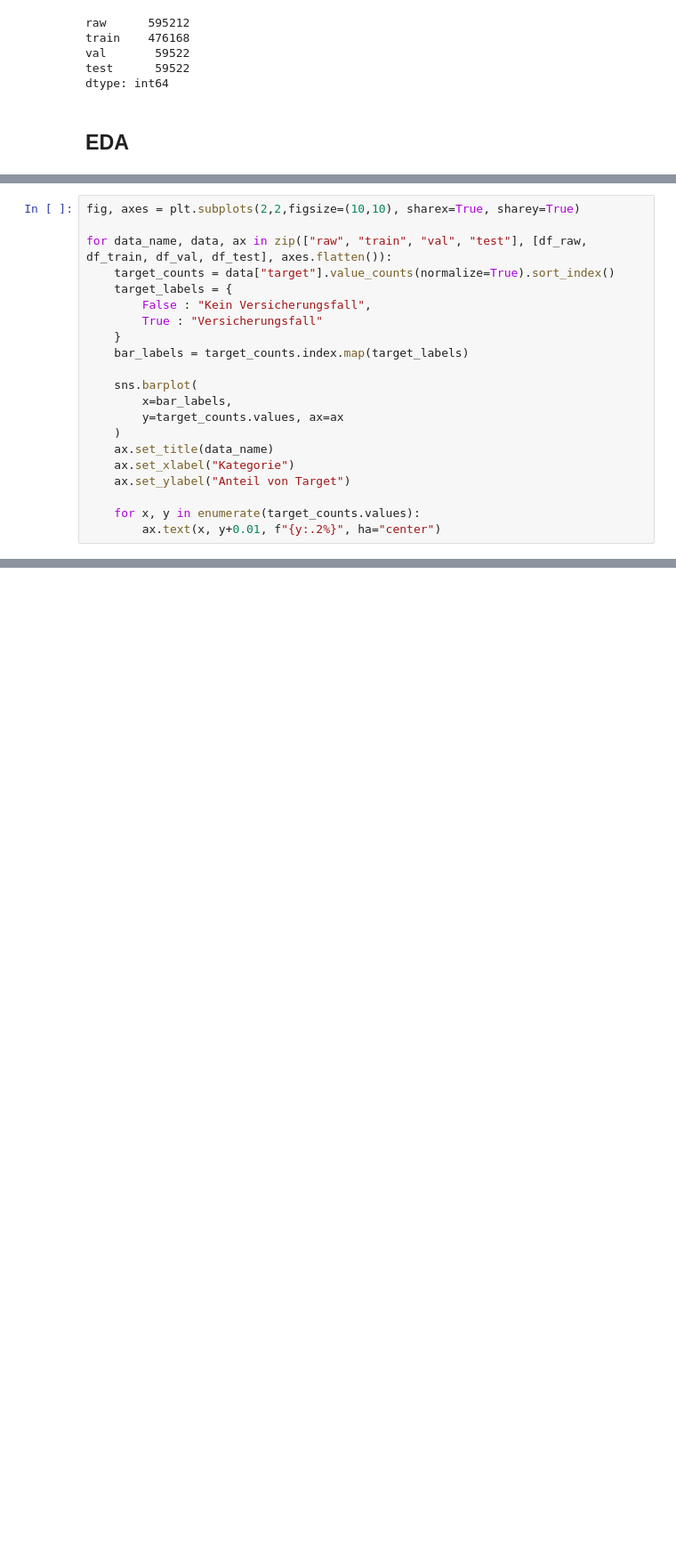
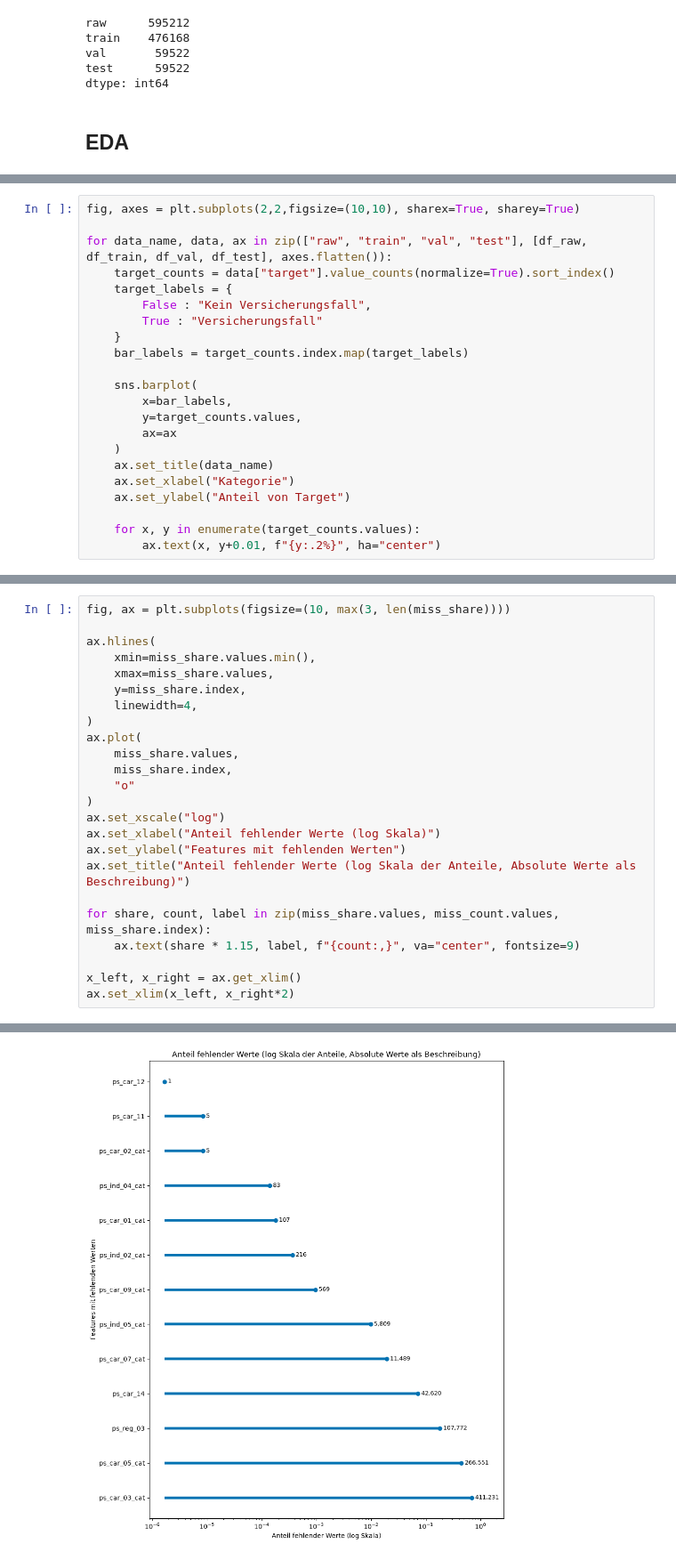
Before and after one commit to Delamijo/Advanced_Data_Analytics_University_Project, a Jupyter notebook: members/L_L/notebooks_LL/04_deep_EDA.ipynb, the cells around one changed output, grey strips where cells are left out. Shown at 89% size. Drawn from its saved outputs; the diff is of its cells as text; blank space fills up the shorter version.

```diff
--- a/members/L_L/notebooks_LL/04_deep_EDA.ipynb
+++ b/members/L_L/notebooks_LL/04_deep_EDA.ipynb
@@ -123,7 +129,8 @@ for data_name, data, ax in zip(["raw", "train", "val", "test"], [df_raw, df_trai
 
     sns.barplot(
         x=bar_labels,
-        y=target_counts.values, ax=ax
+        y=target_counts.values,
+        ax=ax
     )
     ax.set_title(data_name)
     ax.set_xlabel("Kategorie")
@@ -170,0 +224,25 @@ plt.tight_layout()
+# %%
+fig, ax = plt.subplots(figsize=(10, max(3, len(miss_share))))
+
+ax.hlines(
+    xmin=miss_share.values.min(),
+    xmax=miss_share.values,
+    y=miss_share.index,
+    linewidth=4,
+)
+ax.plot(
+    miss_share.values,
+    miss_share.index,
+    "o"
+)
+ax.set_xscale("log")
+ax.set_xlabel("Anteil fehlender Werte (log Skala)")
+ax.set_ylabel("Features mit fehlenden Werten")
+ax.set_title("Anteil fehlender Werte (log Skala der Anteile, Absolute Werte als Beschreibung)")
+
+for share, count, label in zip(miss_share.values, miss_count.values, miss_share.index):
+    ax.text(share * 1.15, label, f"{count:,}", va="center", fontsize=9)
+
+x_left, x_right = ax.get_xlim()
+ax.set_xlim(x_left, x_right*2)
+# %% [output]
@@ -170,0 +250 @@ plt.tight_layout()
+[figure, added]
```
Also changed, not shown: parts of 46 cells of this notebook.
